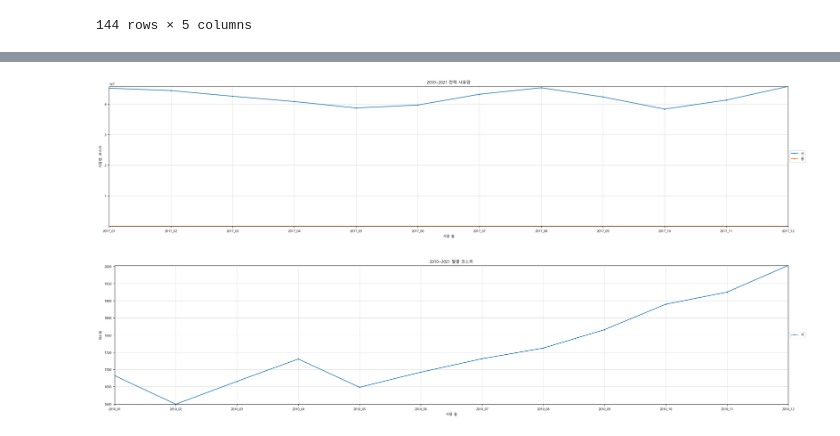
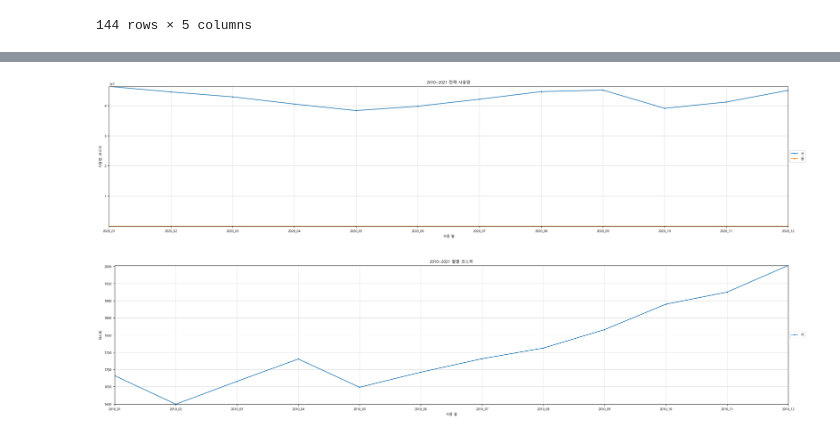
Before and after one commit to ThatHomr/project_2, a Jupyter notebook: project_2_file/z_ssh/data/전력 데이터/전력 데이터 시각화/전력_시각화_14차데이터.ipynb, the cells around one changed output, grey strips where cells are left out. Cells and saved outputs as stored; diff of their text form; code cells hidden in the pictures.

```diff
--- a/project_2_file/z_ssh/data/전력 데이터/전력 데이터 시각화/전력_시각화_14차데이터.ipynb
+++ b/project_2_file/z_ssh/data/전력 데이터/전력 데이터 시각화/전력_시각화_14차데이터.ipynb
@@ -177,5 +236,5 @@ def usage_plt(target_year):
 # %%
-def usage_plt(target_year):
+def usage_kospi_plt(target_year):
     # X축 : 기간, Y축 : 사용량
 
     # 데이터 호출
@@ -220,10 +279,10 @@ def usage_plt(target_year):
 
     # 그래프 출력
     plt.show()
-# %%
-usage_plt(2017)
-# %% [output]
-[figure, removed]
+# %%
+usage_kospi_plt(2020)
+# %% [output]
+[figure, added]
 # %%
 def kospi_plt(target_year):
     # X축 : 기간, Y축 : 코스피 평균
```
Also changed, not shown: parts of 3 cells of this notebook.
